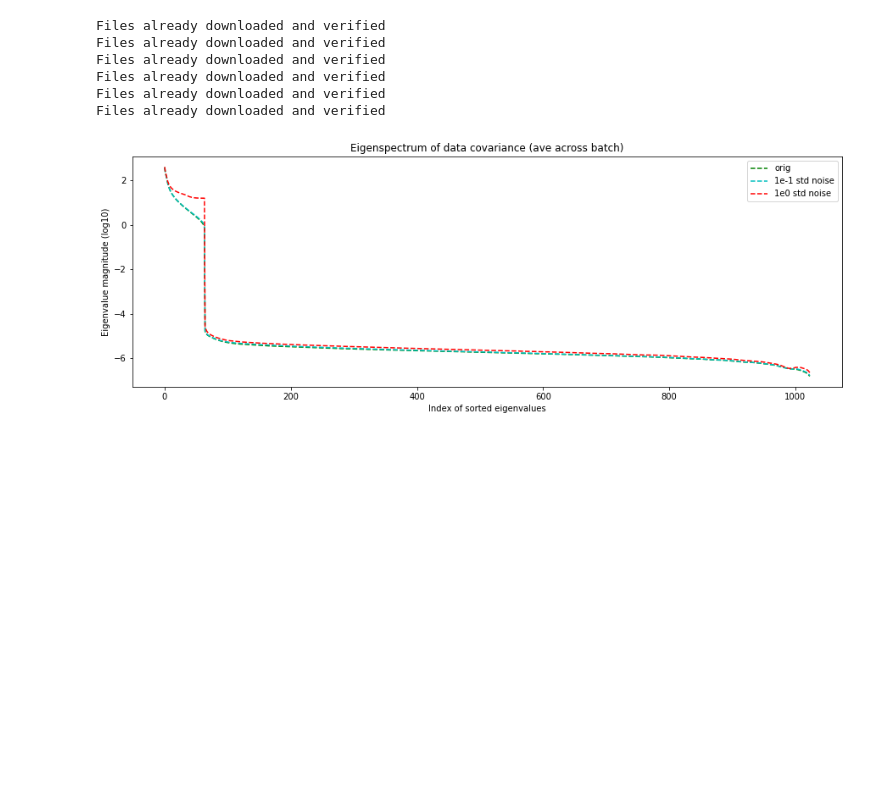
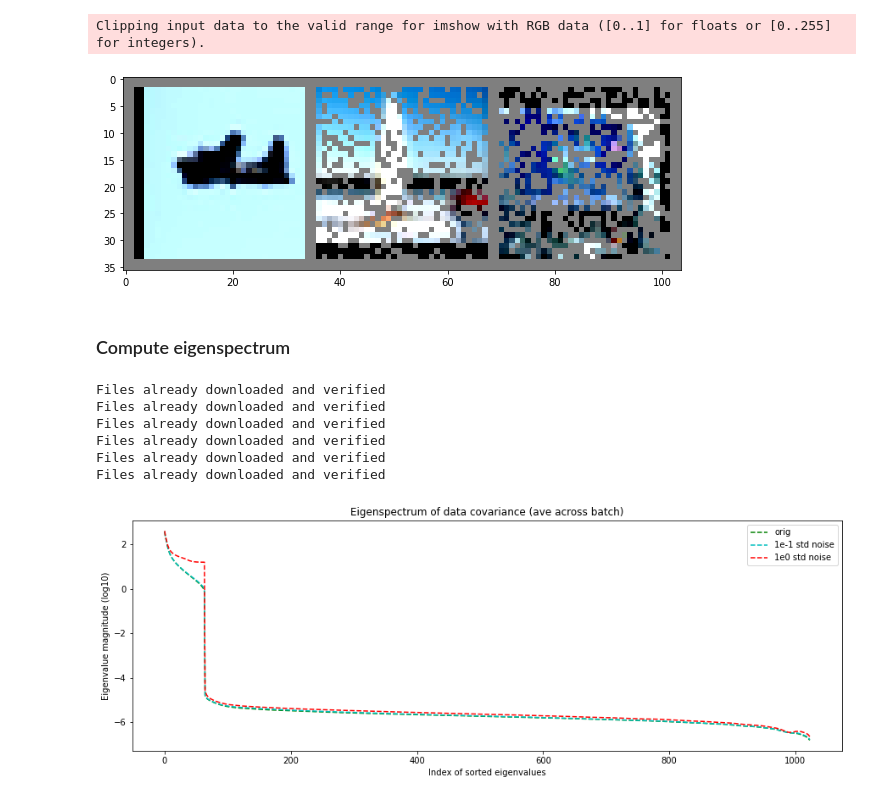
Before and after one commit to loganesian411/cs699_dynamics_of_representation_learning, a Jupyter notebook: loss_landscape/notebooks/Data Singular Value Visualization.ipynb, the cells around one changed output. Saved outputs shown, nothing was run; the diff lists cells and outputs as text; code cells hidden in the pictures; blank space fills up the shorter version.

```diff
--- a/loss_landscape/notebooks/Data Singular Value Visualization.ipynb
+++ b/loss_landscape/notebooks/Data Singular Value Visualization.ipynb
@@ -67,3 +92,16 @@ def visualize_data_eigenspectrum(data, axis=0, label=None, color='c', num_to_viz
+# %%
+side_by_side_ims = torch.empty((3, _NUM_CHANS, 32, 32))
+for ind, loader in enumerate([train_loader, train_loader_30perdrop, train_loader_50perdrop]):
+  dataiter = iter(loader)
+  images, _ = dataiter.next()
+  side_by_side_ims[ind, :, :, :] = images[0, :, :, :]
+
+imshow(torchvision.utils.make_grid(side_by_side_ims))
+# %% [output]
+Clipping input data to the valid range for imshow with RGB data ([0..1] for floats or [0..255] for integers).
+[figure, added]
+# %% [markdown]
+### Compute eigenspectrum
 # %%
 ## Original singular values
 train_loader, _ = get_dataloader(_BATCH_SIZE, add_noise=0, drop_pixels=0, data_folder=_DATA_FOLDER)
```
Also changed, not shown: parts of 4 cells of this notebook.
